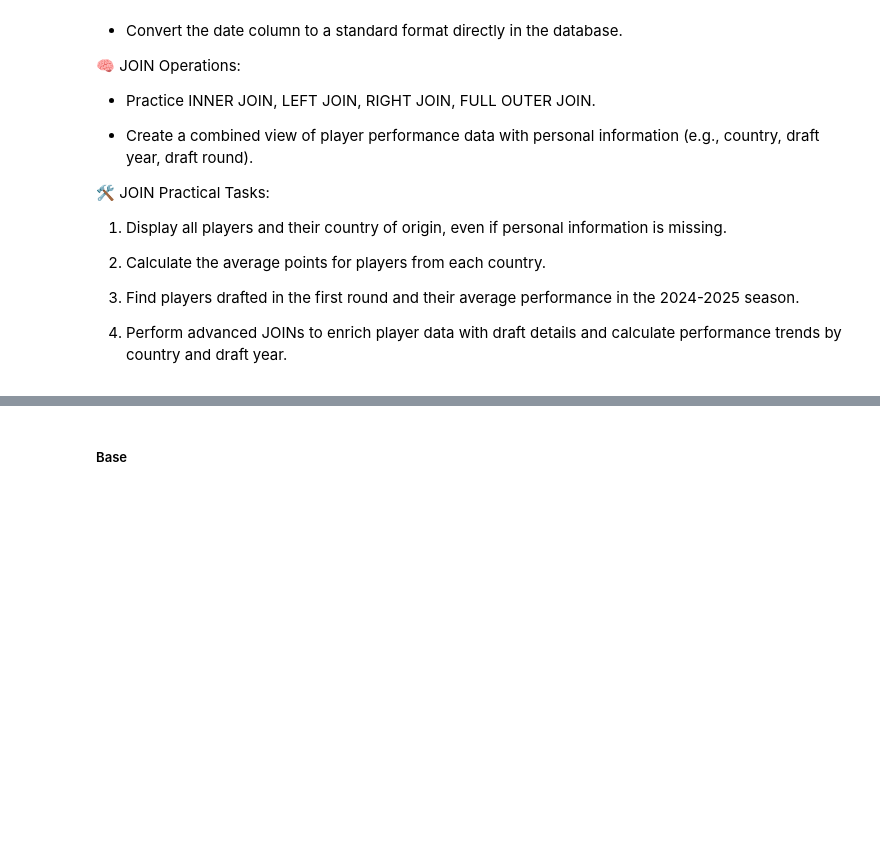
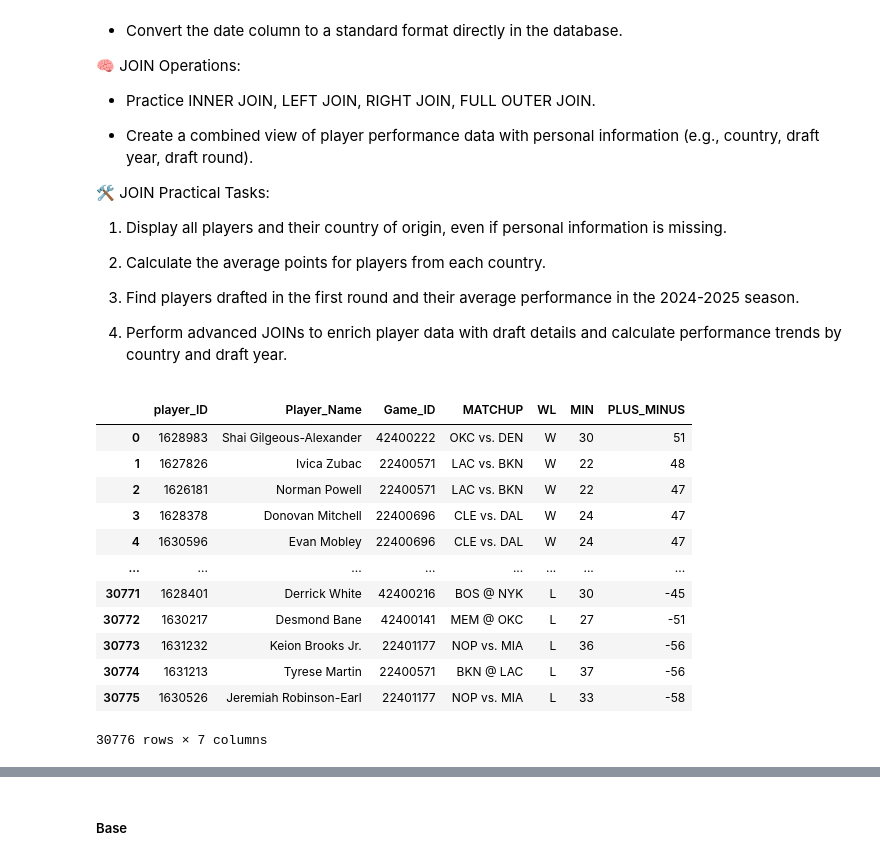
Before and after one commit to Saarp84/portfolio, a Jupyter notebook: SQL Progress/SQL training.ipynb, the cells around one changed output, grey strips where cells are left out. Drawn from its saved outputs; the diff is of its cells as text; code cells hidden in the pictures; blank space fills up the shorter version.

```diff
--- a/SQL Progress/SQL training.ipynb
+++ b/SQL Progress/SQL training.ipynb
@@ -69,11 +67,0 @@ players_info.to_sql(name='players_info', con=engine, if_exists = 'replace', inde
-# %%
-my_player_list =  nba_df['Player'].unique().tolist()
-count = 0
-count1 = 0
-for p in my_player_list:
-    if p not in players_info['player_name'].unique():
-        count += 1
-    else:
-        count1 += 1
-print(f"{count1} players with information")
-print(f"{count} players with out")
@@ -341,3 +261,37 @@ mydata.head(5)
 3. Find players drafted in the first round and their average performance in the 2024-2025 season.
 
 4. Perform advanced JOINs to enrich player data with draft details and calculate performance trends by country and draft year.
+# %%
+query1 = """
+SELECT
+    p.id AS player_ID,
+    P.full_name AS Player_Name,
+    pg.Game_ID,
+    pg.MATCHUP,
+    pg.WL,
+    pg.MIN,
+    pg.PLUS_MINUS
+FROM players_games pg
+JOIN players p ON pg.player_ID = p.id
+JOIN teams t ON pg.Tm = t.full_name
+ORDER by pg.PLUS_MINUS DESC
+
+"""
+# DESC for descending order | ASC for ascending order
+
+mydata = pd.read_sql_query(query1, engine)
+mydata
+# %% [output]
+|  | player_ID | Player_Name | Game_ID | MATCHUP | WL | MIN | PLUS_MINUS |
+| 0 | 1628983 | Shai Gilgeous-Alexander | 42400222 | OKC vs. DEN | W | 30 | 51 |
+| 1 | 1627826 | Ivica Zubac | 22400571 | LAC vs. BKN | W | 22 | 48 |
+| 2 | 1626181 | Norman Powell | 22400571 | LAC vs. BKN | W | 22 | 47 |
+| 3 | 1628378 | Donovan Mitchell | 22400696 | CLE vs. DAL | W | 24 | 47 |
+| 4 | 1630596 | Evan Mobley | 22400696 | CLE vs. DAL | W | 24 | 47 |
+| ... | ... | ... | ... | ... | ... | ... | ... |
+| 30771 | 1628401 | Derrick White | 42400216 | BOS @ NYK | L | 30 | -45 |
+| 30772 | 1630217 | Desmond Bane | 42400141 | MEM @ OKC | L | 27 | -51 |
+| 30773 | 1631232 | Keion Brooks Jr. | 22401177 | NOP vs. MIA | L | 36 | -56 |
+| 30774 | 1631213 | Tyrese Martin | 22400571 | BKN @ LAC | L | 37 | -56 |
+| 30775 | 1630526 | Jeremiah Robinson-Earl | 22401177 | NOP vs. MIA | L | 33 | -58 |
+30776 rows × 7 columns
```
Also changed, not shown: parts of 17 cells of this notebook, 6 other files.
